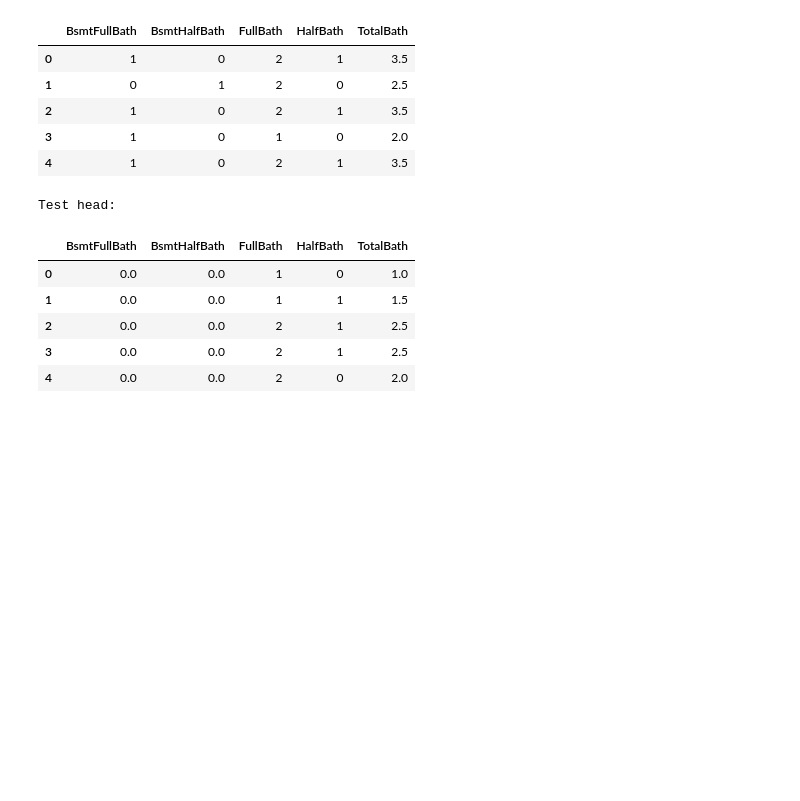
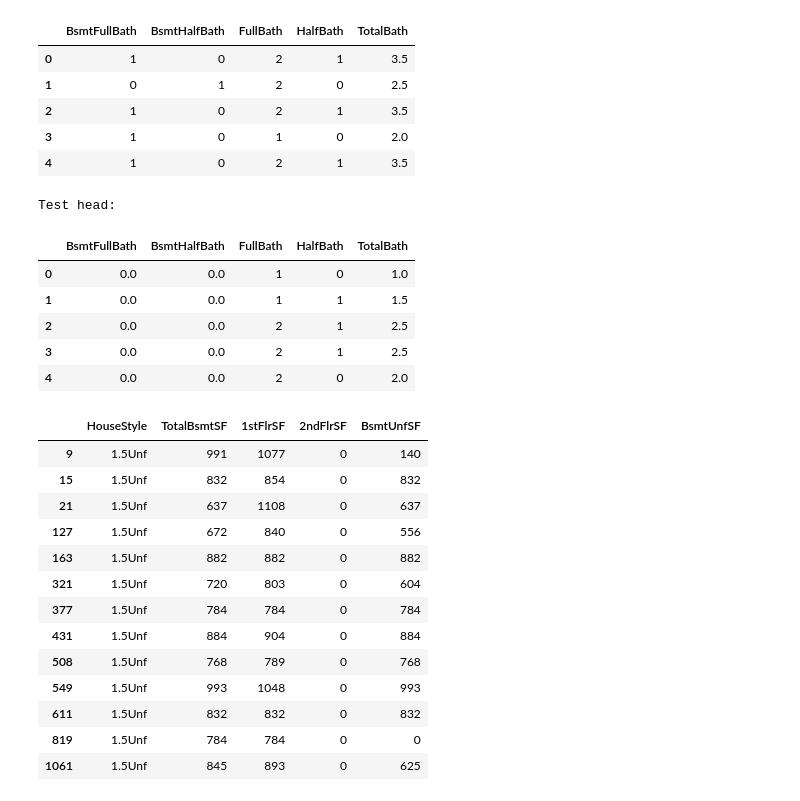
Before and after one commit to MeghanBarritt/kaggle-comp-housing-prices, a Jupyter notebook: Notebooks/3-Feature_Engineering.ipynb, the cells around one changed output. Drawn from its saved outputs; the diff is of its cells as text; code cells hidden in the pictures; blank space fills up the shorter version.

```diff
--- a/Notebooks/3-Feature_Engineering.ipynb
+++ b/Notebooks/3-Feature_Engineering.ipynb
@@ -663,6 +778,9 @@ train_misc = train_misc.drop('MiscFeature_nan',axis=1)
 train = pd.concat([train,train_misc],axis=1)
 # %%
 test_misc = pd.DataFrame(data=(enc.fit_transform(test[['MiscFeature']])),columns=(enc.get_feature_names_out()))
+
+# create column for option present in train but missing in test
+test_misc['MiscFeature_TenC'] = 0.0
 
 # drop nan column
 test_misc = test_misc.drop('MiscFeature_nan',axis=1)
@@ -674,0 +808,10 @@ test = pd.concat([test,test_misc],axis=1)
+# %%
+train_SType = pd.DataFrame(data=(enc.fit_transform(train[['SaleType']])),columns=(enc.get_feature_names_out()))
+
+# merge new columns back into main dataframe
+train = pd.concat([train,train_SType],axis=1)
+# %%
+test_SType = pd.DataFrame(data=(enc.fit_transform(test[['SaleType']])),columns=(enc.get_feature_names_out()))
+
+# merge new columns back into main dataframe
+test = pd.concat([test,test_SType],axis=1)
@@ -674,0 +820,5 @@ test = pd.concat([test,test_misc],axis=1)
+# %%
+train_SCond = pd.DataFrame(data=(enc.fit_transform(train[['SaleCondition']])),columns=(enc.get_feature_names_out()))
+
+# merge new columns back into main dataframe
+train = pd.concat([train,train_SCond],axis=1)
@@ -723,3 +891,20 @@ Test head:
 | 2 | 0.0 | 0.0 | 2 | 1 | 2.5 |
 | 3 | 0.0 | 0.0 | 2 | 1 | 2.5 |
 | 4 | 0.0 | 0.0 | 2 | 0 | 2.0 |
+# %%
+train[train['HouseStyle']=='1.5Unf'][['HouseStyle','TotalBsmtSF', '1stFlrSF', '2ndFlrSF','BsmtUnfSF']]
+# %% [output]
+|  | HouseStyle | TotalBsmtSF | 1stFlrSF | 2ndFlrSF | BsmtUnfSF |
+| 9 | 1.5Unf | 991 | 1077 | 0 | 140 |
+| 15 | 1.5Unf | 832 | 854 | 0 | 832 |
+| 21 | 1.5Unf | 637 | 1108 | 0 | 637 |
+| 127 | 1.5Unf | 672 | 840 | 0 | 556 |
+| 163 | 1.5Unf | 882 | 882 | 0 | 882 |
+| 321 | 1.5Unf | 720 | 803 | 0 | 604 |
+| 377 | 1.5Unf | 784 | 784 | 0 | 784 |
+| 431 | 1.5Unf | 884 | 904 | 0 | 884 |
+| 508 | 1.5Unf | 768 | 789 | 0 | 768 |
+| 549 | 1.5Unf | 993 | 1048 | 0 | 993 |
+| 611 | 1.5Unf | 832 | 832 | 0 | 832 |
+| 819 | 1.5Unf | 784 | 784 | 0 | 0 |
+| 1061 | 1.5Unf | 845 | 893 | 0 | 625 |
```
Also changed, not shown: parts of 88 cells of this notebook.
